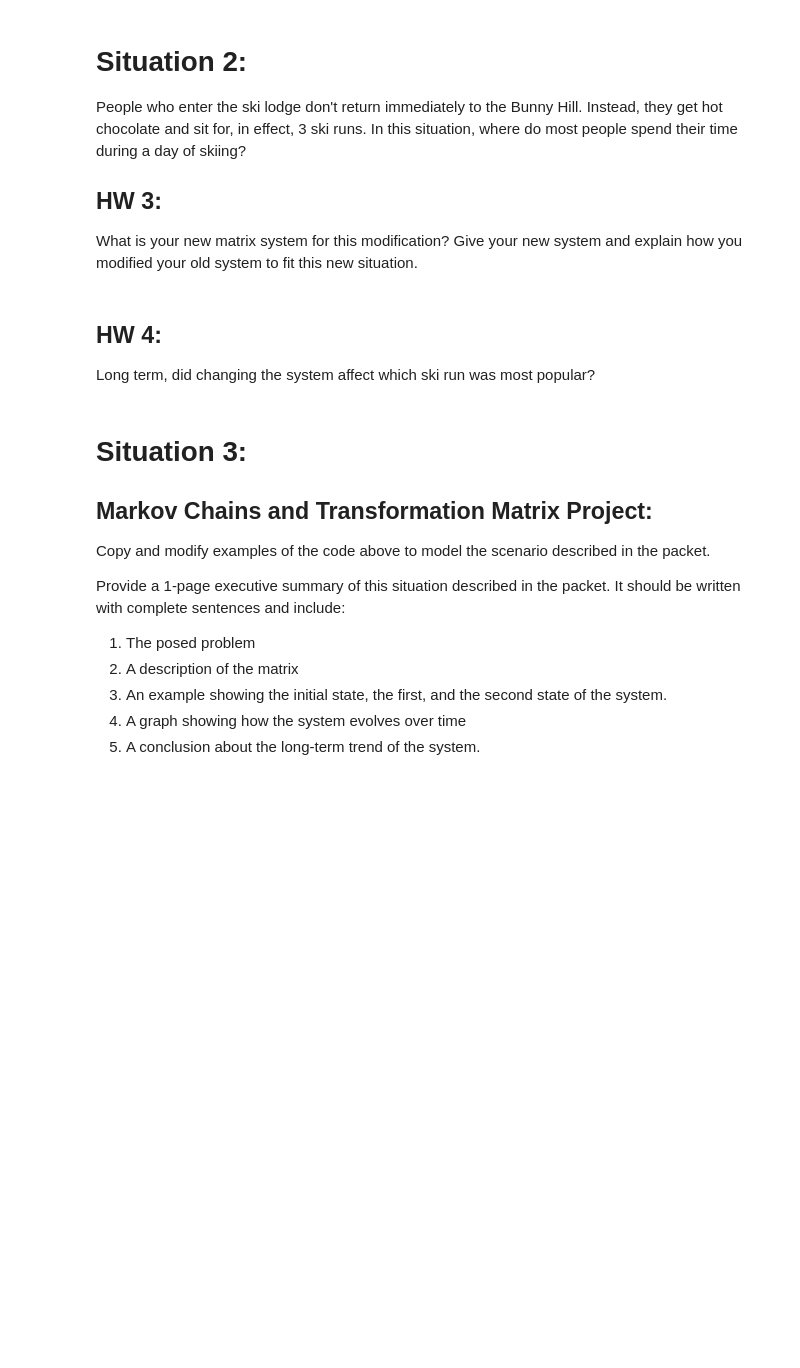
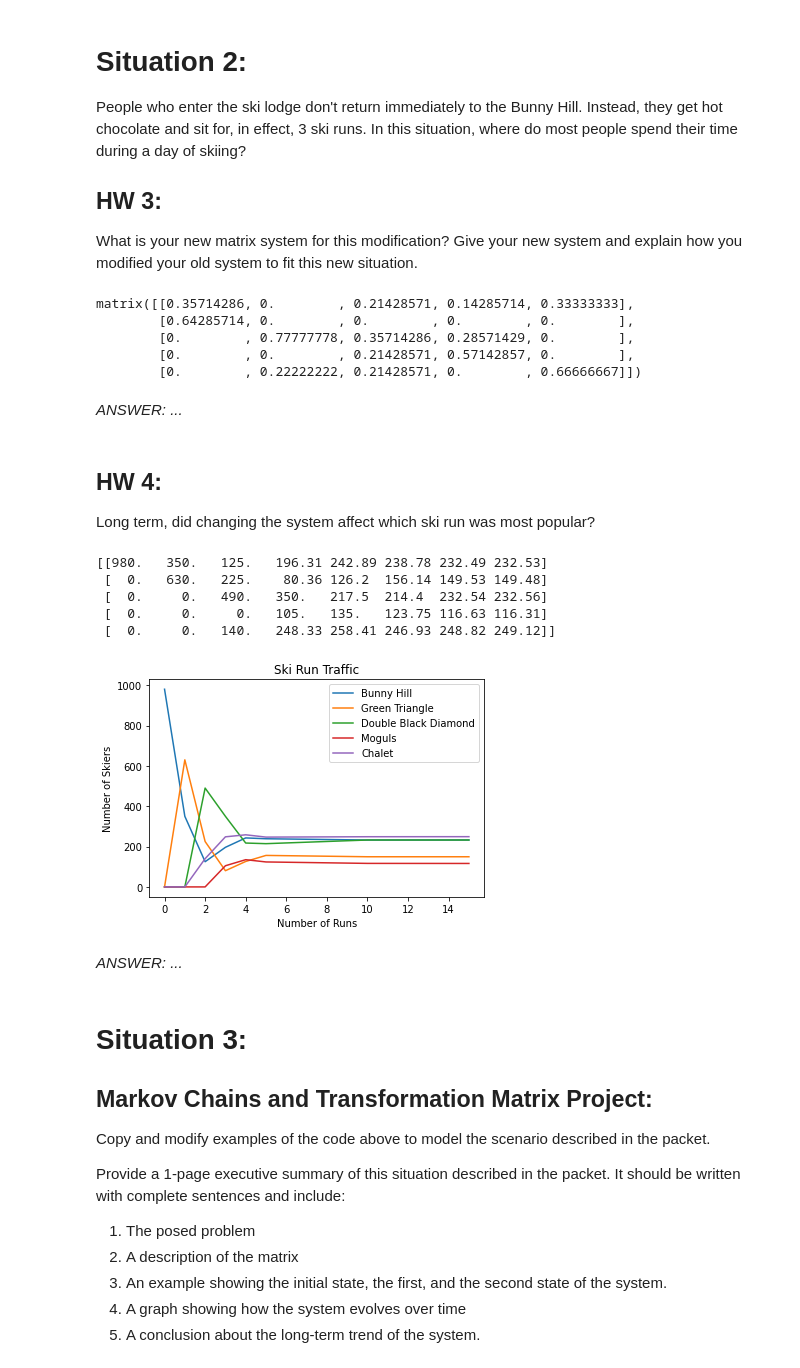
Before and after one commit to alliekwolf/Linear_Algebra_Coding_Projects, a Jupyter notebook: The_Ski_Hill_Transition_Matrices_and_Markov_Chains.ipynb, the cells around one changed output. Saved outputs shown, nothing was run; the diff lists cells and outputs as text; code cells hidden in the pictures; blank space fills up the shorter version.

```diff
--- a/The_Ski_Hill_Transition_Matrices_and_Markov_Chains.ipynb
+++ b/The_Ski_Hill_Transition_Matrices_and_Markov_Chains.ipynb
@@ -154,10 +240,60 @@ People who enter the ski lodge don't return immediately to the Bunny Hill. Inste
 ## HW 3:
 
 What is your new matrix system for this modification?  Give your new system and explain how you modified your old system to fit this new situation.
+# %%
+# create the matrix M2:
+M2 = np.matrix([[50/140, 0, 30/140, 20/140, 1/3],
+               [90/140, 0, 0, 0, 0],
+               [0, 70/90, 50/140, 40/140, 0],
+               [0, 0, 30/140, 80/140, 0],
+               [0, 20/90, 30/140, 0, 2/3]])
+M2
+# %% [output]
+matrix([[0.35714286, 0.        , 0.21428571, 0.14285714, 0.33333333],
+        [0.64285714, 0.        , 0.        , 0.        , 0.        ],
+        [0.        , 0.77777778, 0.35714286, 0.28571429, 0.        ],
+        [0.        , 0.        , 0.21428571, 0.57142857, 0.        ],
+        [0.        , 0.22222222, 0.21428571, 0.        , 0.66666667]])
+# %% [markdown]
+*ANSWER:  ...*
 # %% [markdown]
 ## HW 4:
 
 Long term, did changing the system affect which ski run was most popular?
+# %%
+# Make a matrix (R), where each column is the result
+# of applying the matrix multiple times to the initial state r0:
+r0 = np.matrix([[980], [0], [0], [0], [0]])
+R = np.c_[r0, M2*r0, M2**2 * r0, M2**3 * r0, M2**4 * r0, M2**5 * r0, M2**10 * r0, M2**15 * r0]
+
+# print out the R matrix, rounding the entries to 2 decimal places
+print(R.round(2))
+# %% [output]
+[[980.   350.   125.   196.31 242.89 238.78 232.49 232.53]
+ [  0.   630.   225.    80.36 126.2  156.14 149.53 149.48]
+ [  0.     0.   490.   350.   217.5  214.4  232.54 232.56]
+ [  0.     0.     0.   105.   135.   123.75 116.63 116.31]
+ [  0.     0.   140.   248.33 258.41 246.93 248.82 249.12]]
+# %%
+import matplotlib.pyplot as plt
+
+r  = [0, 1, 2, 3, 4, 5, 10, 15]
+plt.plot(r, np.array(R[0])[0], label="Bunny Hill")
+plt.plot(r, np.array(R[1])[0], label="Green Triangle")
+plt.plot(r, np.array(R[2])[0], label="Double Black Diamond")
+plt.plot(r, np.array(R[3])[0], label="Moguls")
+plt.plot(r, np.array(R[4])[0], label="Chalet")
+plt.plot()
+
+plt.xlabel("Number of Runs")
+plt.ylabel("Number of Skiers")
+plt.title("Ski Run Traffic")
+plt.legend()
+plt.show()
+# %% [output]
+[figure, added]
+# %% [markdown]
+*ANSWER:  ...*
 # %% [markdown]
 # Situation 3:
 
```
Also changed, not shown: parts of 19 cells of this notebook.
